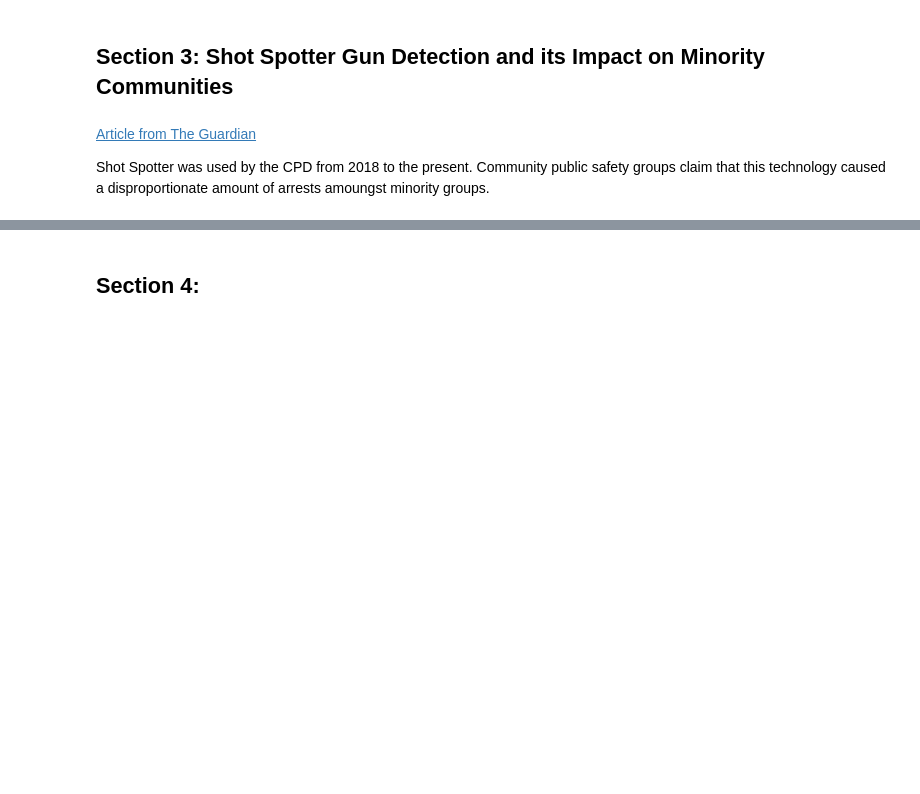
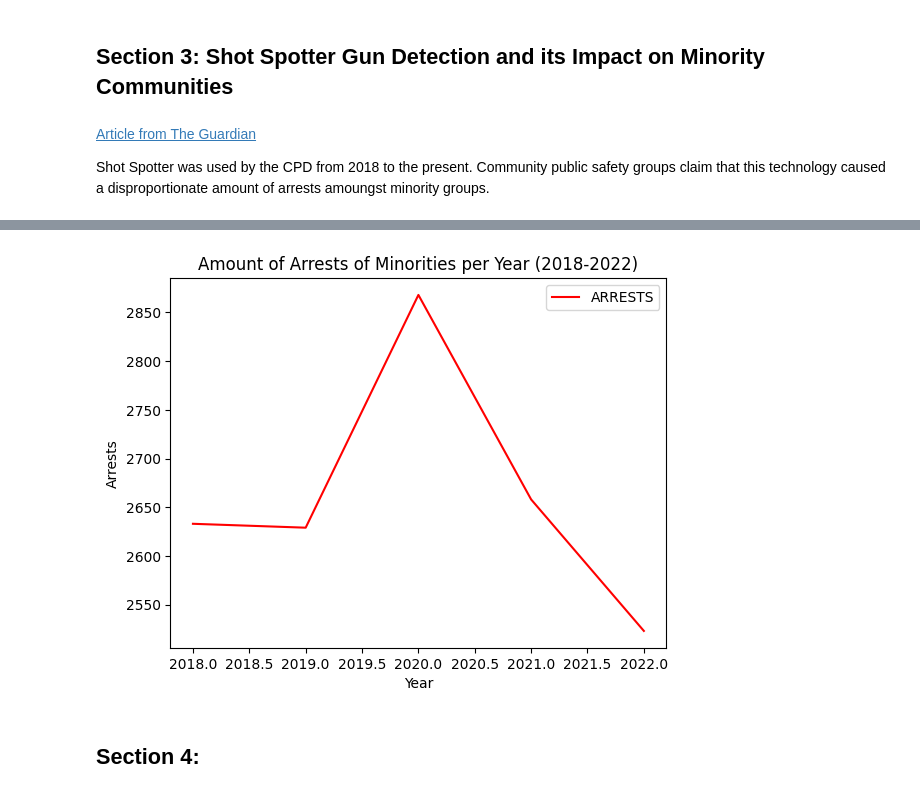
Before and after one commit to Dwawilson/Technology, a Jupyter notebook: Technology_and_Crime_in_Arrests_in_the_City_of_Chicago.ipynb, the cells around one changed output, grey strips where cells are left out. Cells and saved outputs as stored; diff of their text form; code cells hidden in the pictures; blank space fills up the shorter version.

```diff
--- a/Technology_and_Crime_in_Arrests_in_the_City_of_Chicago.ipynb
+++ b/Technology_and_Crime_in_Arrests_in_the_City_of_Chicago.ipynb
@@ -207,3 +233,16 @@ minority_criminals
+# %%
+# Finding the amount of arrests per month every year
+# Dropping the race column
+minority_arrests = minority_criminals.drop(columns=['RACE'])
+# Creating a bar chart
+arrests_per_month = minority_arrests.groupby(by=[minority_arrests.index.year]).sum().plot(
+    color='r',
+    title='Amount of Arrests of Minorities per Year (2018-2022)',
+    xlabel='Year',
+    ylabel='Arrests',
+)
+# %% [output]
+[figure, added]
 # %% [markdown]
 ## Section 4:
 # %%
```
Also changed, not shown: parts of 5 cells of this notebook.
